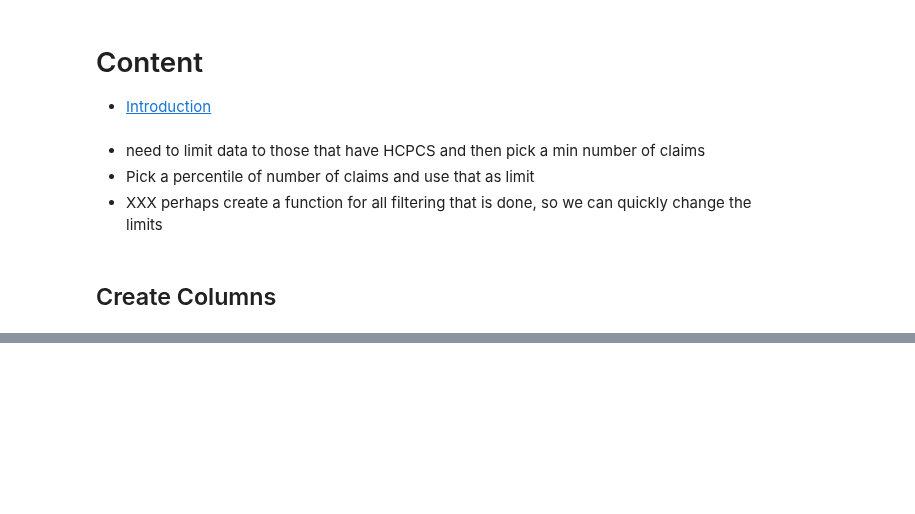
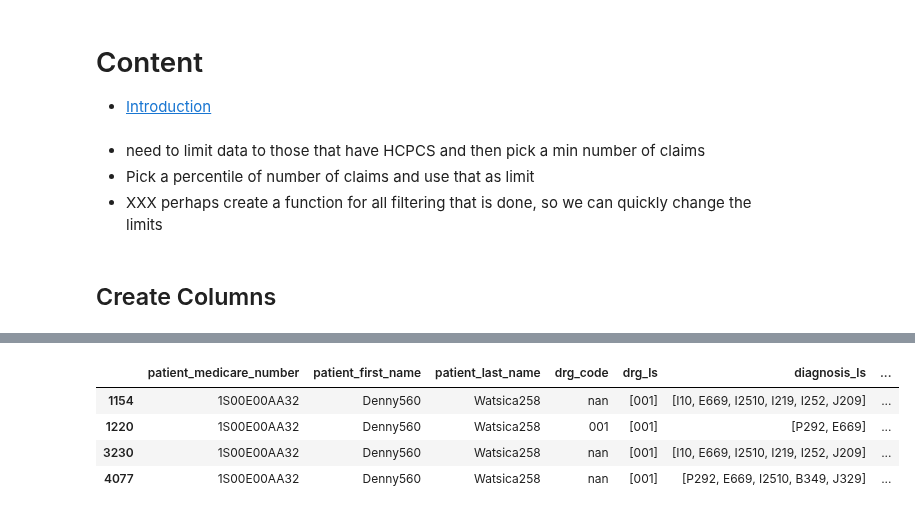
Before and after one commit to martza87/siads_696_mII, a Jupyter notebook: src/03_create_patient_level_file.ipynb, the cells around one changed output, grey strips where cells are left out. Saved outputs shown, nothing was run; the diff lists cells and outputs as text; code cells hidden in the pictures; blank space fills up the shorter version.

```diff
--- a/src/03_create_patient_level_file.ipynb
+++ b/src/03_create_patient_level_file.ipynb
@@ -88,2 +74,16 @@ comb_df.head()
+# %%
+# Combined billablePeriod_end
+claim_fil_df['billablePeriod_end'] = claim_fil_df['billablePeriod_end'].apply( lambda x : '{0:0>3}'.format(x))
+grp_ser = claim_fil_df.groupby('patient_medicare_number')['billablePeriod_end'].apply(list)
+grp_df = pd.DataFrame( {'billablePeriod_end_ls': grp_ser})
+grp_df['billablePeriod_end_ls'] = grp_df['billablePeriod_end_ls'].apply(lambda x: [code for code in x if code != 'nan' ])
+claim_fil_df = pd.merge(claim_fil_df, grp_df, how = 'left', on = 'patient_medicare_number')
+# %%
+# Combined location_of_bill
+claim_fil_df['location_of_bill'] = claim_fil_df['location_of_bill'].apply( lambda x : '{0:0>3}'.format(x))
+grp_ser = claim_fil_df.groupby('patient_medicare_number')['location_of_bill'].apply(list)
+grp_df = pd.DataFrame( {'location_of_bill_ls': grp_ser})
+grp_df['location_of_bill_ls'] = grp_df['location_of_bill_ls'].apply(lambda x: [code for code in x if code != 'nan' ])
+claim_fil_df = pd.merge(claim_fil_df, grp_df, how = 'left', on = 'patient_medicare_number')
 # %%
 # age column
@@ -94,0 +139,8 @@ flat_claim_df['hcpcs_ls'] = flat_claim_df[hcpcs_cols].apply(lambda row: [x for x
+# %%
+claim_fil_df[ claim_fil_df['patient_medicare_number'] == '1S00E00AA32'][['patient_medicare_number', 'patient_first_name', 'patient_last_name', 'drg_code', 'drg_ls', 'diagnosis_ls', 'combined_diagnosis_ls', 'hcpcs_ls', 'combined_hcpcs_ls']]
+# %% [output]
+|  | patient_medicare_number | patient_first_name | patient_last_name | drg_code | drg_ls | diagnosis_ls | ... |
+| 1154 | 1S00E00AA32 | Denny560 | Watsica258 | nan | [001] | [I10, E669, I2510, I219, I252, J209] | ... |
+| 1220 | 1S00E00AA32 | Denny560 | Watsica258 | 001 | [001] | [P292, E669] | ... |
+| 3230 | 1S00E00AA32 | Denny560 | Watsica258 | nan | [001] | [I10, E669, I2510, I219, I252, J209] | ... |
+| 4077 | 1S00E00AA32 | Denny560 | Watsica258 | nan | [001] | [P292, E669, I2510, B349, J329] | ... |
```
Also changed, not shown: parts of 19 cells of this notebook, 1 other file.
